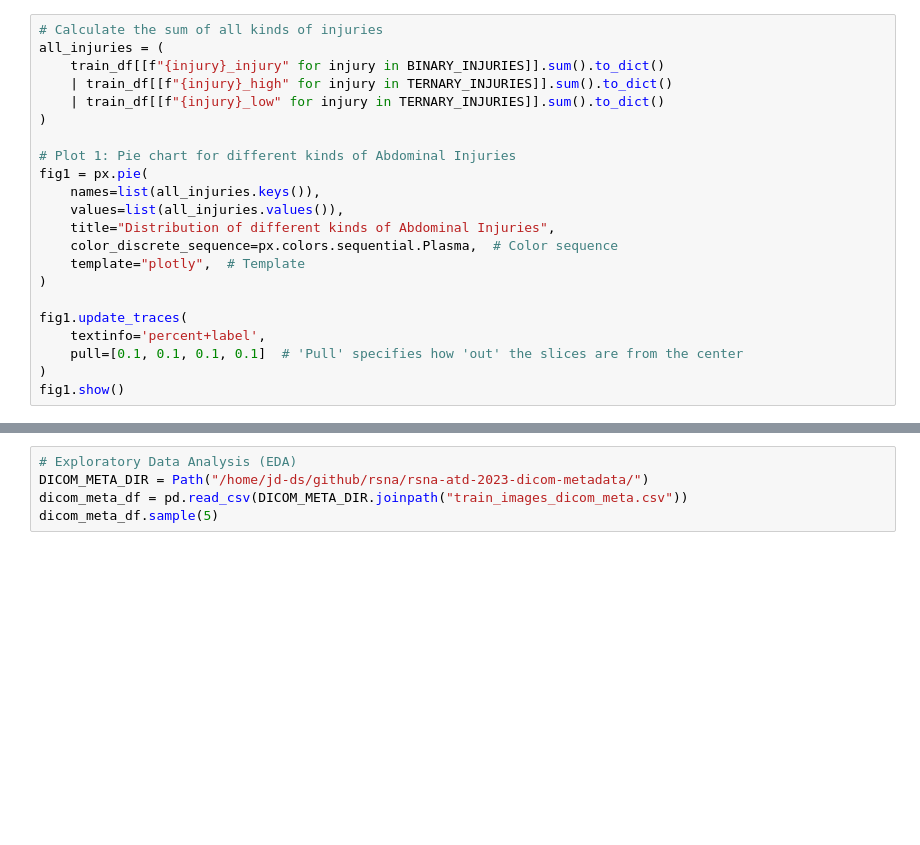
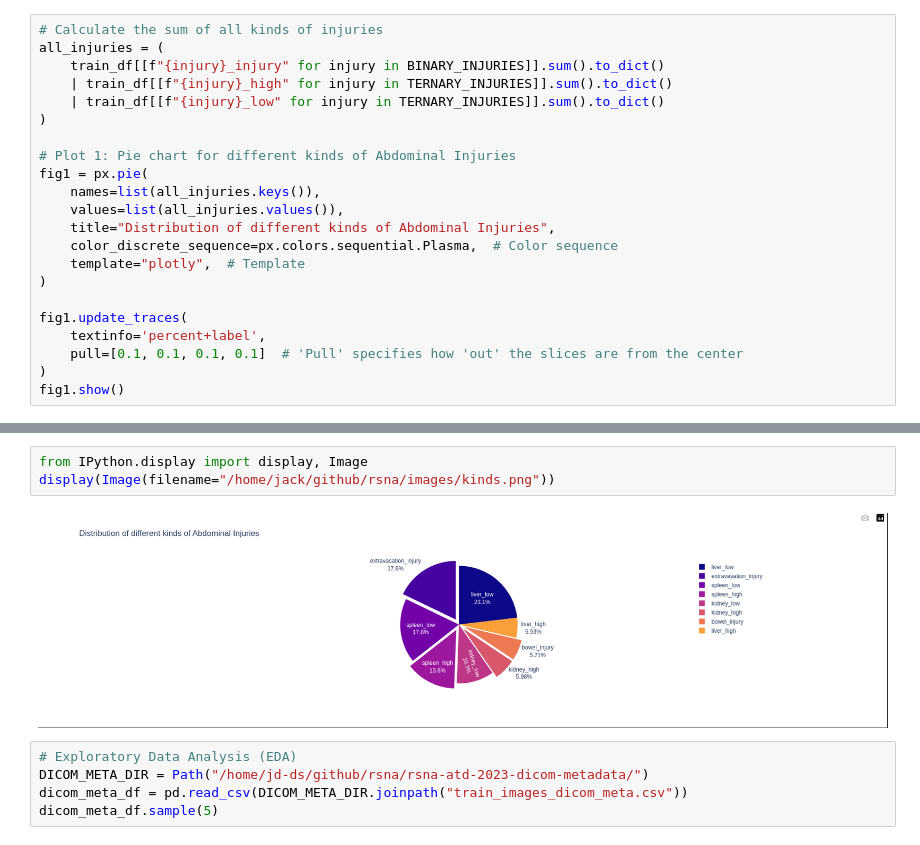
Before and after one commit to JD-DS/Abdominal-Trauma-Detection-in-Images, a Jupyter notebook: rsna_Project_Report.ipynb, the cells around one changed output, grey strips where cells are left out. Cells and saved outputs as stored; diff of their text form; blank space fills up the shorter version.

```diff
--- a/rsna_Project_Report.ipynb
+++ b/rsna_Project_Report.ipynb
@@ -589,3 +587,8 @@ fig1.show()
+# %%
+from IPython.display import display, Image
+display(Image(filename="/home/jack/github/rsna/images/kinds.png"))
+# %% [output]
+[figure, added]
 # %%
 # Exploratory Data Analysis (EDA)
 DICOM_META_DIR = Path("/home/jd-ds/github/rsna/rsna-atd-2023-dicom-metadata/")
```
Also changed, not shown: parts of 14 cells of this notebook, 1 other file.
